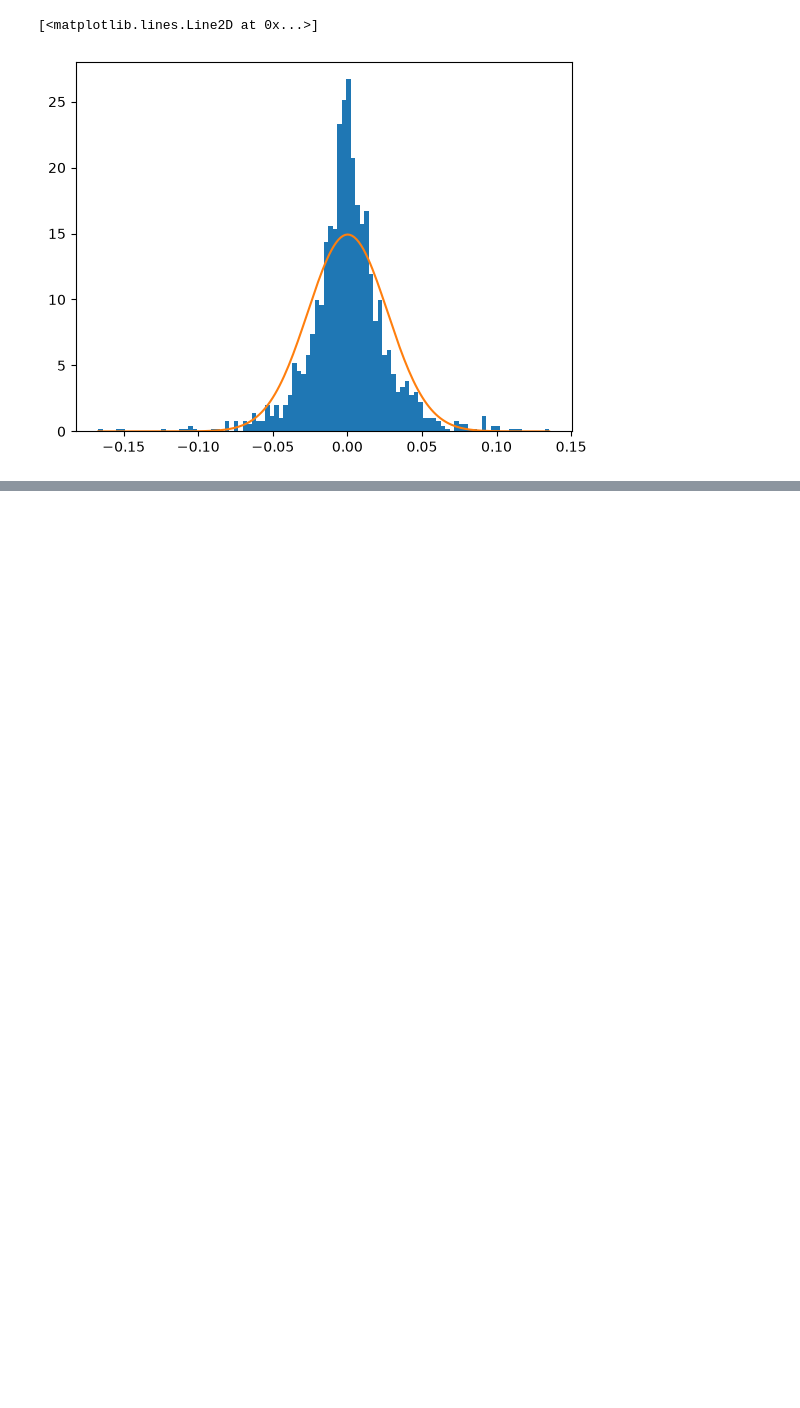
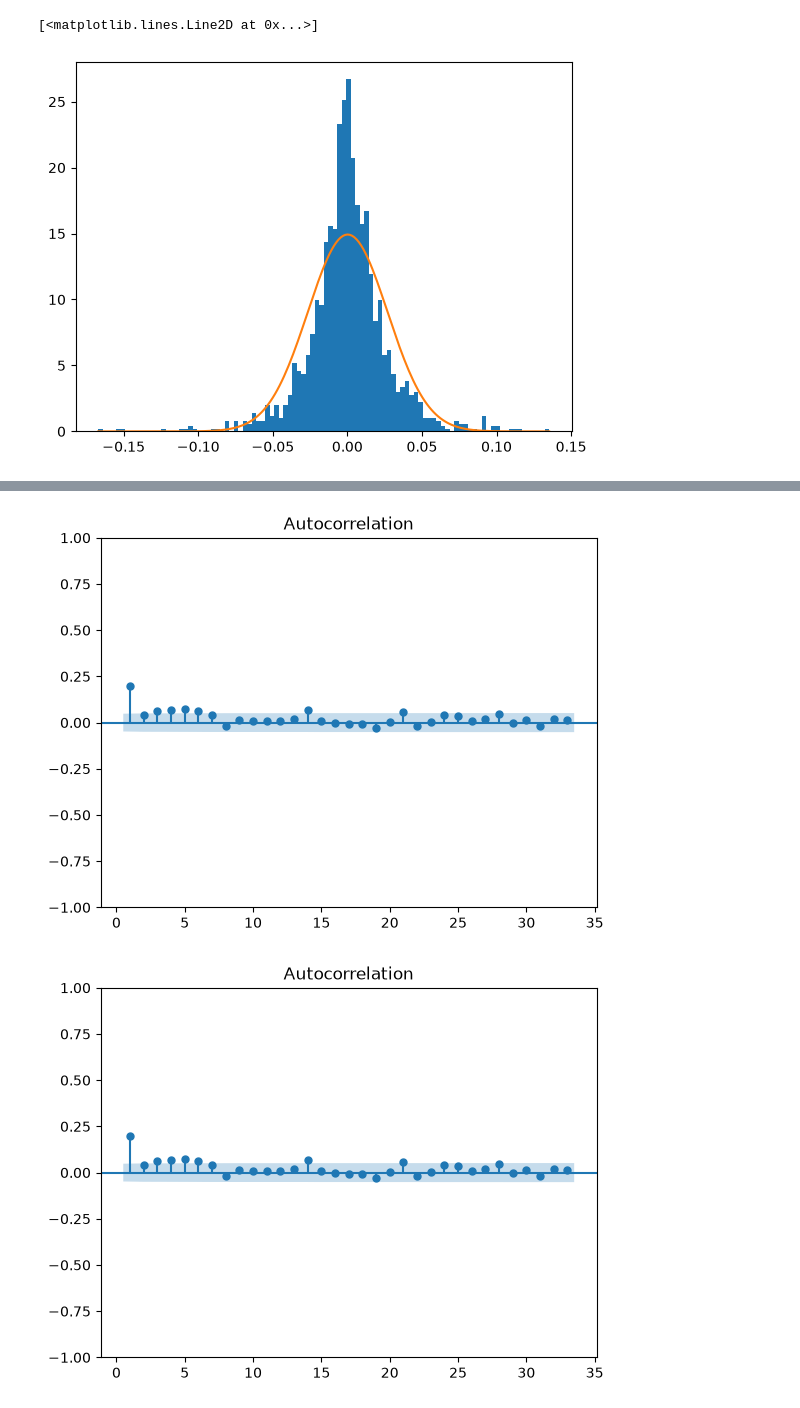
Before and after one commit to the-deep-33/crypto-direction-nn, a Jupyter notebook: 01_eda.ipynb, the cells around one changed output, grey strips where cells are left out. Saved outputs shown, nothing was run; the diff lists cells and outputs as text; code cells hidden in the pictures; blank space fills up the shorter version.

```diff
--- a/01_eda.ipynb
+++ b/01_eda.ipynb
@@ -124,0 +200,5 @@ plt.plot(grid, stats.norm.pdf(grid, loc=mean, scale=std))
+# %%
+plot_acf(df['log_returns'].dropna() ** 2, zero=False)
+# %% [output]
+[figure, added]
+[figure, added]
```
Also changed, not shown: parts of 14 cells of this notebook.
